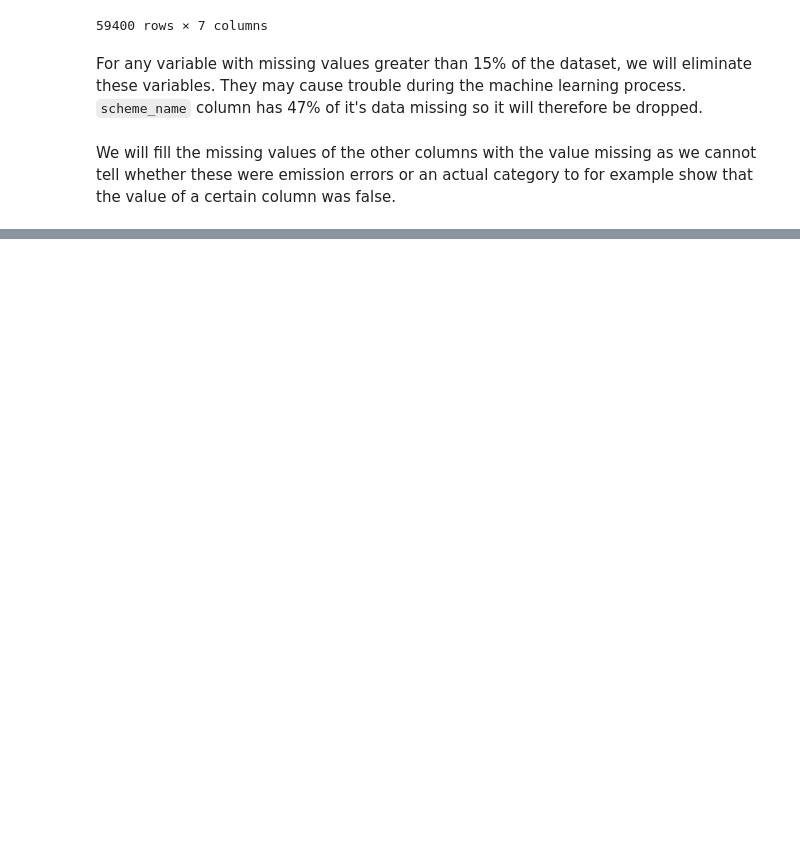
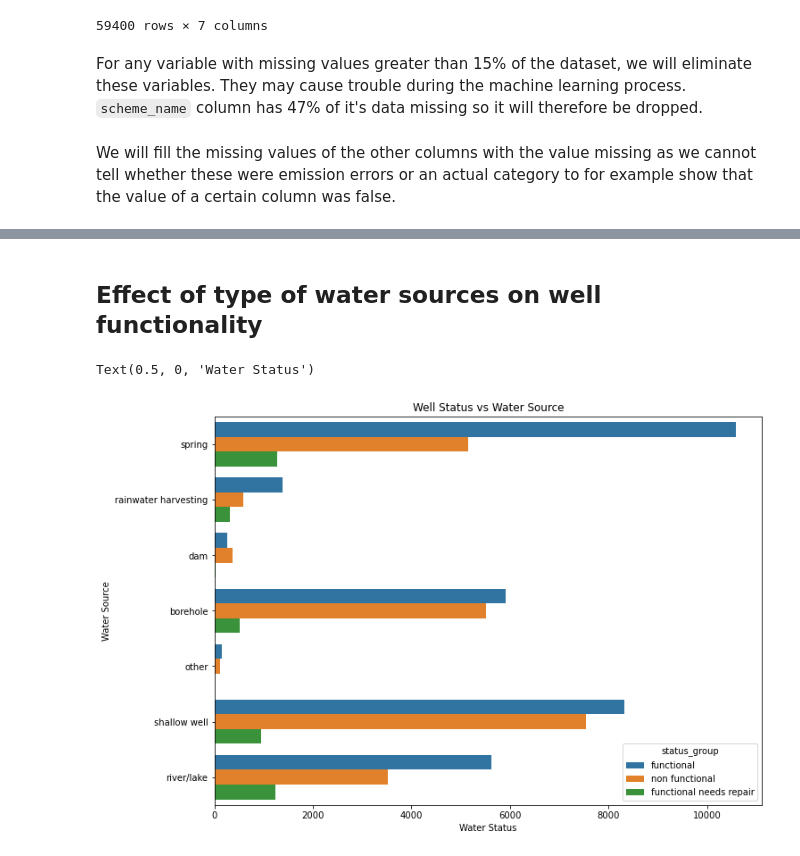
Before and after one commit to OswaldCc/Tanzania-Water-Pump-Status-Prediction, a Jupyter notebook: Tanzania Water Pump Status.ipynb, the cells around one changed output, grey strips where cells are left out. Saved outputs shown, nothing was run; the diff lists cells and outputs as text; code cells hidden in the pictures; blank space fills up the shorter version.

```diff
--- a/Tanzania Water Pump Status.ipynb
+++ b/Tanzania Water Pump Status.ipynb
@@ -188,0 +619,14 @@ training_set.fillna(value = 'MISSING', inplace = True)
+# %% [markdown]
+## Effect of type of water sources on well functionality
+# %%
+
+fig, ax = plt.subplots(figsize = (11,8))
+
+sns.countplot(data = training_set, y = 'source_type', hue = 'status_group')
+
+ax.set_title('Well Status vs Water Source')
+ax.set_ylabel('Water Source')
+ax.set_xlabel('Water Status')
+# %% [output]
+Text(0.5, 0, 'Water Status')
+[figure, added]
```
Also changed, not shown: parts of 70 cells of this notebook.
